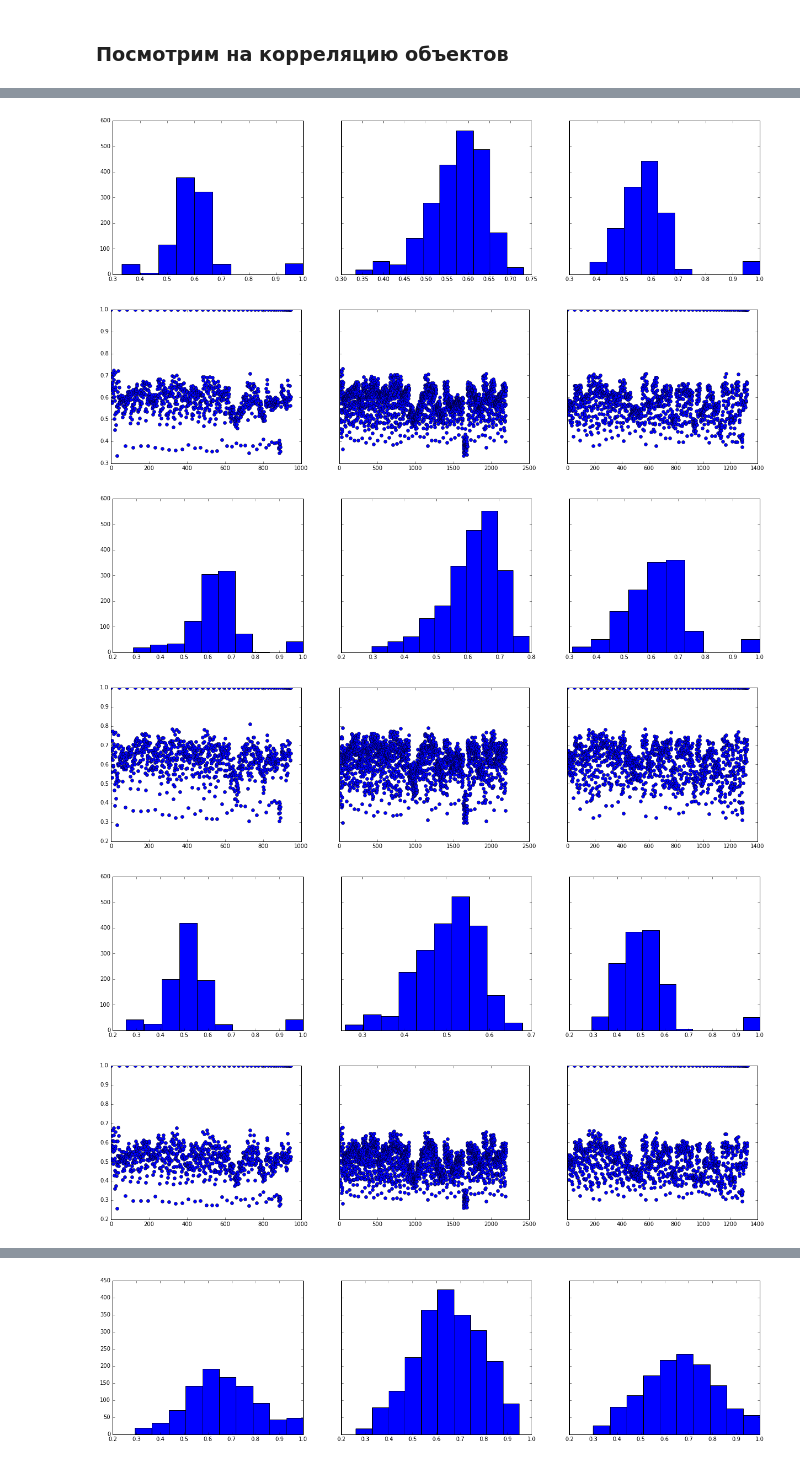
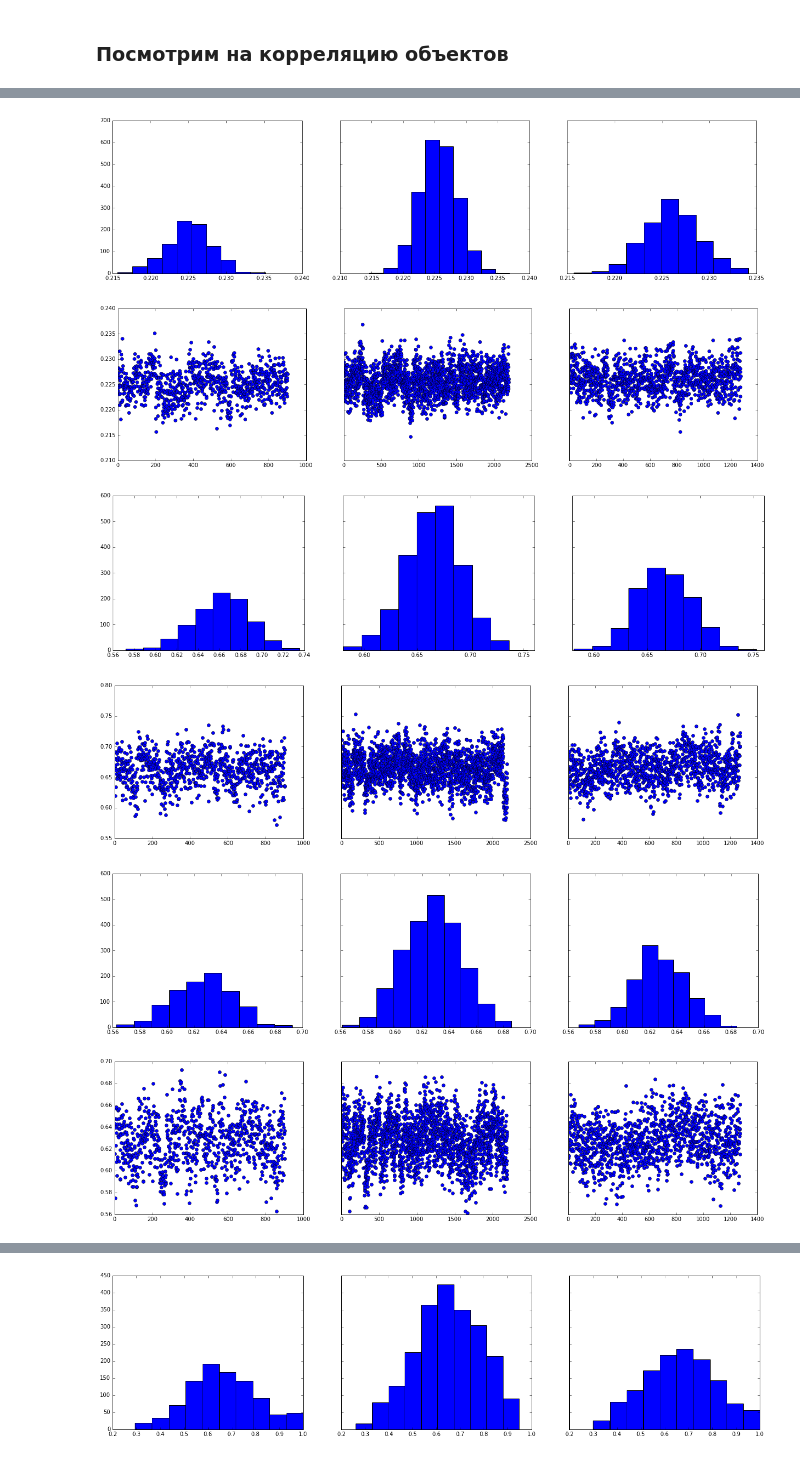
Before and after one commit to Tismoney/PRNI2016, a Jupyter notebook: KernelAlgoritm/KernelAlgoritm.ipynb, the cells around one changed output, grey strips where cells are left out. Drawn from its saved outputs; the diff is of its cells as text; code cells hidden in the pictures.

```diff
--- a/KernelAlgoritm/KernelAlgoritm.ipynb
+++ b/KernelAlgoritm/KernelAlgoritm.ipynb
@@ -111,11 +111,12 @@ def matrix_eig(data, k = 250):
     new_data['X'] = np.zeros(shape = (data['X'].shape[0], data['X'].shape[1], data['X'].shape[1] - k))
     for i in np.arange(data['X'].shape[0]):
         curs, vecs = np.linalg.eig(data['X'][i])
-        indeces_del = curs.argsort()[:k]
+        indeces_del = abs(curs).argsort()[:k]
         vecs_n = np.delete(vecs, indeces_del, axis=1)
         curs = np.delete(curs, indeces_del)
-        new_data['X'][i] = vecs_n.dot(np.diag(curs)).astype('float')
+        new_data['X'][i] = vecs_n#.dot(np.diag(curs)).astype('float')
     return orig_vec(new_data)
+
 
 #Функция, которая в словаре data из матриц X создает вектора X_vec
 def orig_vec(data):
@@ -150,7 +151,7 @@ def ker(A, B):
     B = convert(B, 'vec2mat')
     #Посчитаем расстояние
     d = np.linalg.norm(A.dot(A.T) - B.dot(B.T), 'fro')
-    return exp(-d * 10**-6)
+    return exp(-d * 10**-1)
 
 def my_kernel(X, Xfit):
     size1 = np.shape(X)[0]
@@ -173,22 +178,22 @@ def print_ker(ker, color):
 
 def meaning(ker):
     if ker.shape[0] == ker.shape[1]:
-        rows, cols = np.triu_indices(ker.shape[0],k = 0)
+        rows, cols = np.triu_indices(ker.shape[0],k = 1)
         y_ker = ker[rows,cols]
     else:
         y_ker = np.hstack(ker)
     return y_ker
 
-def print_kers(kers):
-    f1, ax1 = plt.subplots(1, np.size(kers), sharey=True, figsize=(21, 5))
-    f2, ax2 = plt.subplots(1, np.size(kers), sharey=True, figsize=(21, 5))
+def print_kers(kers, hist = True, scater = True):
+    if hist:   f1, ax1 = plt.subplots(1, np.size(kers), sharey=True, figsize=(21, 5))
+    if scater: f2, ax2 = plt.subplots(1, np.size(kers), sharey=True, figsize=(21, 5))
     for (i,ker) in enumerate(kers):
         y_ker = meaning(ker)
         x_ker = np.arange(y_ker.shape[0])
-        ax2[i].plot(x_ker, y_ker,'bo')
-        ax1[i].hist(y_ker)
+        if hist:   ax1[i].hist(y_ker)
+        if scater: ax2[i].plot(x_ker, y_ker,'bo')
 # %%
-def show_ker(k):
+def show_ker(k, hist = True, scater = True):
     data = matrix_eig(get_autism("../Data/dti/"), k=k)
     X = data['X_vec']
     y = data['y']
@@ -203,22 +208,22 @@ def show_ker(k):
     ker_0_0 = my_kernel(X_0, X_0)
     ker_0_1 = my_kernel(X_0, X_1)
 
-    print_kers([ker_0_0, ker_0_1, ker_1_1])
+    print_kers([ker_0_0, ker_0_1, ker_1_1], hist = hist, scater = scater)
 # %%
-show_ker(200)
+show_ker(100)
 # %% [output]
-[figure, old version]
+[figure, new version]
-[figure, old version]
+[figure, new version]
 # %%
 show_ker(220)
 # %% [output]
-[figure, old version]
+[figure, new version]
-[figure, old version]
+[figure, new version]
 # %%
 show_ker(230)
 # %% [output]
-[figure, old version]
+[figure, new version]
-[figure, old version]
+[figure, new version]
 # %%
 show_ker(245)
 # %% [output]
```
Also changed, not shown: parts of 7 cells of this notebook.
